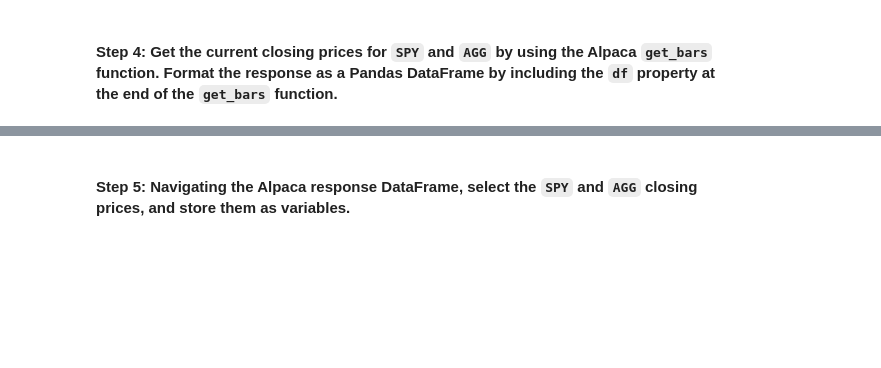
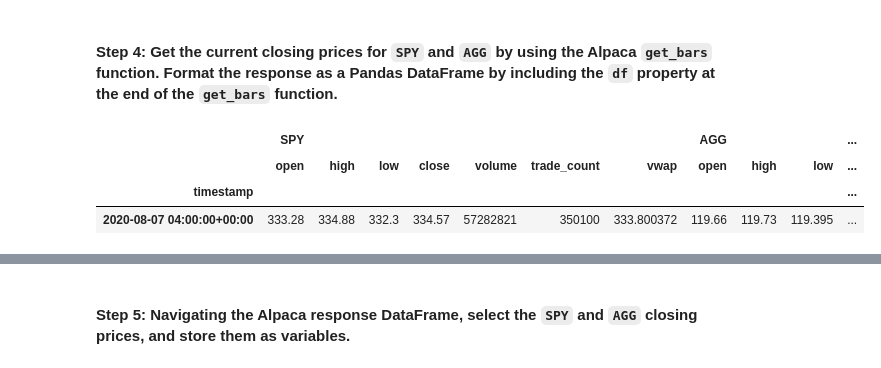
Before and after one commit to cannabbeers/05_financial_planner_prototype, a Jupyter notebook: financial_planning_tools.ipynb, the cells around one changed output, grey strips where cells are left out. Cells and saved outputs as stored; diff of their text form; code cells hidden in the pictures; blank space fills up the shorter version.

```diff
--- a/financial_planning_tools.ipynb
+++ b/financial_planning_tools.ipynb
@@ -307,19 +320,62 @@ alpaca = tradeapi.REST(
 - `start_date` and `end_date`: Use the same date for these parameters, and format them with the date of the previous weekday (or `2020-08-07`). This is because you want the one closing price for the most-recent trading day.
 # %%
 # Set the tickers for both the bond and stock portion of the portfolio
-tickers = ["SPY", "AGG"]
+tickers = ['SPY', 'AGG']
 
 # Set timeframe to 1Day
-timeframe = "1D"
+timeframe = '1D'
 
 # Format current date as ISO format
 # Set both the start and end date at the date of your prior weekday
 # This will give you the closing price of the previous trading day
 # Alternatively you can use a start and end date of 2020-08-07
 
-# used alternative date suggestion & set to 'Pacific Time'
-start_date = pd.Timestamp("2020-08-07", tz="America/Los_Angeles").isoformat()
-end_date = pd.Timestamp("2020-08-07", tz="America/Los_Angeles").isoformat()
+# used alternative date suggestion
+start_date = pd.Timestamp('2020-08-07', tz='America/New_York').isoformat()
+end_date = pd.Timestamp('2020-08-07', tz='America/New_York').isoformat()
 # %% [markdown]
 #### Step 4: Get the current closing prices for `SPY` and `AGG` by using the Alpaca `get_bars` function. Format the response as a Pandas DataFrame by including the `df` property at the end of the `get_bars` function.
+# %%
+# Use the Alpaca get_bars function to get current closing prices the portfolio
+# Be sure to set the `df` property after the function to format the response object as a DataFrame
+
+holdings_df = alpaca.get_bars(
+    tickers,
+    timeframe,
+    start = start_date,
+    end = end_date
+).df
+# Reorganize the DataFrame
+# Separate ticker data
+SPY = holdings_df[holdings_df['symbol'] == 'SPY'].drop('symbol', axis=1)
+AGG = holdings_df[holdings_df['symbol'] == 'AGG'].drop('symbol', axis=1)
+
+
+# Concatenate the ticker DataFrames
+
+holdings_df = pd.concat(
+    [SPY,
+     AGG],
+    axis=1,
+    keys=["SPY",
+          "AGG"
+         ]
+)
+# holdings_df = pd.concat(
+#     ['SPY',
+#      'AGG"],
+#     axis=1,
+#     keys=[
+# 'SPY',
+#           'AGG'
+#          ]
+# )
+
+# Review the first 5 rows of the Alpaca DataFrame
+holdings_df.head()
+# %% [output]
+|  | SPY |  |  |  |  |  |  | AGG |  |  | ... |
+|  | open | high | low | close | volume | trade_count | vwap | open | high | low | ... |
+| timestamp |  |  |  |  |  |  |  |  |  |  | ... |
+| 2020-08-07 04:00:00+00:00 | 333.28 | 334.88 | 332.3 | 334.57 | 57282821 | 350100 | 333.800372 | 119.66 | 119.73 | 119.395 | ... |
 # %%
```
Also changed, not shown: parts of 19 cells of this notebook.
